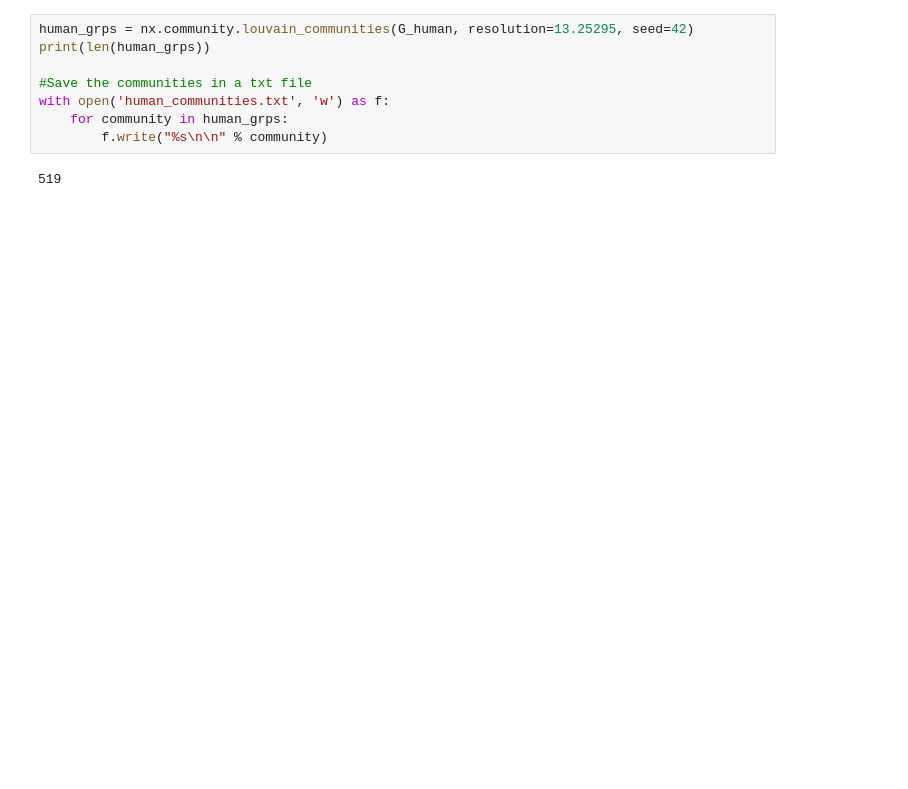
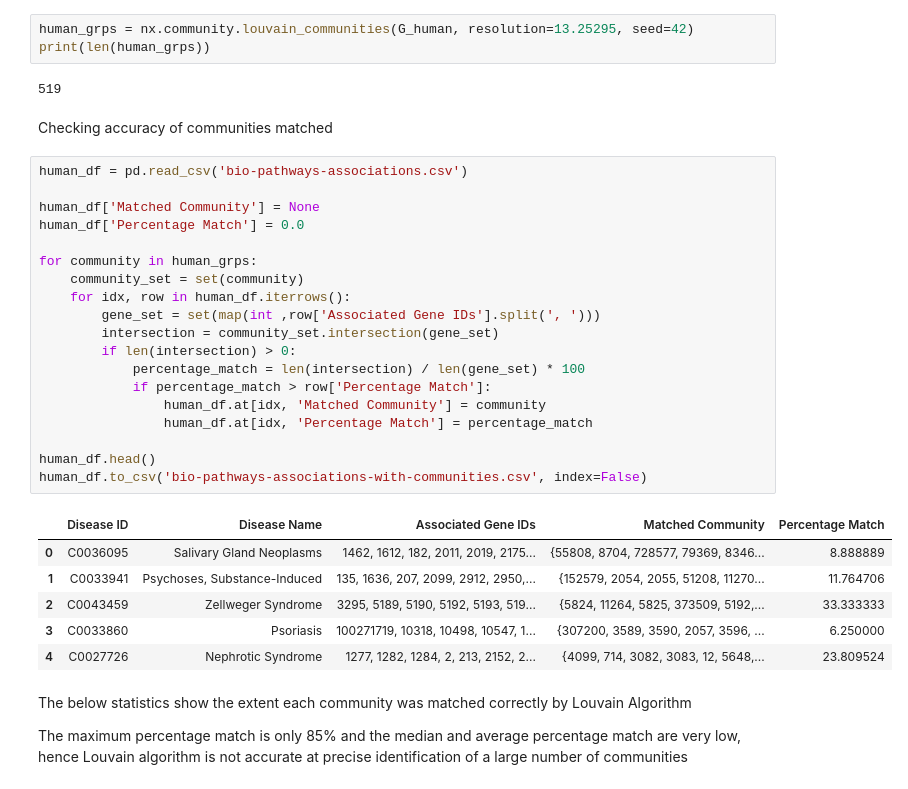
Before and after one commit to itmorgan/SC4200-Proj-One, a Jupyter notebook: louvain.ipynb, the cells around one changed output. Saved outputs shown, nothing was run; the diff lists cells and outputs as text; blank space fills up the shorter version.

Commit message:
Performed community matching

```diff
--- a/louvain.ipynb
+++ b/louvain.ipynb
@@ -65,10 +65,37 @@ Number of diseases : 519
 # %%
 human_grps = nx.community.louvain_communities(G_human, resolution=13.25295, seed=42)
 print(len(human_grps))
-
-#Save the communities in a txt file
-with open('human_communities.txt', 'w') as f:
-    for community in human_grps:
-        f.write("%s\n\n" % community)
 # %% [output]
 519
+# %% [markdown]
+Checking accuracy of communities matched
+# %%
+human_df = pd.read_csv('bio-pathways-associations.csv')
+
+human_df['Matched Community'] = None
+human_df['Percentage Match'] = 0.0
+
+for community in human_grps:
+    community_set = set(community)
+    for idx, row in human_df.iterrows():
+        gene_set = set(map(int ,row['Associated Gene IDs'].split(', ')))
+        intersection = community_set.intersection(gene_set)
+        if len(intersection) > 0:
+            percentage_match = len(intersection) / len(gene_set) * 100
+            if percentage_match > row['Percentage Match']:
+                human_df.at[idx, 'Matched Community'] = community
+                human_df.at[idx, 'Percentage Match'] = percentage_match
+
+human_df.head()
+human_df.to_csv('bio-pathways-associations-with-communities.csv', index=False)
+# %% [output]
+|  | Disease ID | Disease Name | Associated Gene IDs | Matched Community | Percentage Match |
+| 0 | C0036095 | Salivary Gland Neoplasms | 1462, 1612, 182, 2011, 2019, 2175... | {55808, 8704, 728577, 79369, 8346... | 8.888889 |
+| 1 | C0033941 | Psychoses, Substance-Induced | 135, 1636, 207, 2099, 2912, 2950,... | {152579, 2054, 2055, 51208, 11270... | 11.764706 |
+| 2 | C0043459 | Zellweger Syndrome | 3295, 5189, 5190, 5192, 5193, 519... | {5824, 11264, 5825, 373509, 5192,... | 33.333333 |
+| 3 | C0033860 | Psoriasis | 100271719, 10318, 10498, 10547, 1... | {307200, 3589, 3590, 2057, 3596, ... | 6.250000 |
+| 4 | C0027726 | Nephrotic Syndrome | 1277, 1282, 1284, 2, 213, 2152, 2... | {4099, 714, 3082, 3083, 12, 5648,... | 23.809524 |
+# %% [markdown]
+The below statistics show the extent each community was matched correctly by Louvain Algorithm
+
+The maximum percentage match is only 85% and the median and average percentage match are very low, hence Louvain algorithm is not accurate at precise identification of a large number of communities
```
Also changed, not shown: parts of 3 cells of this notebook, 2 other files.
